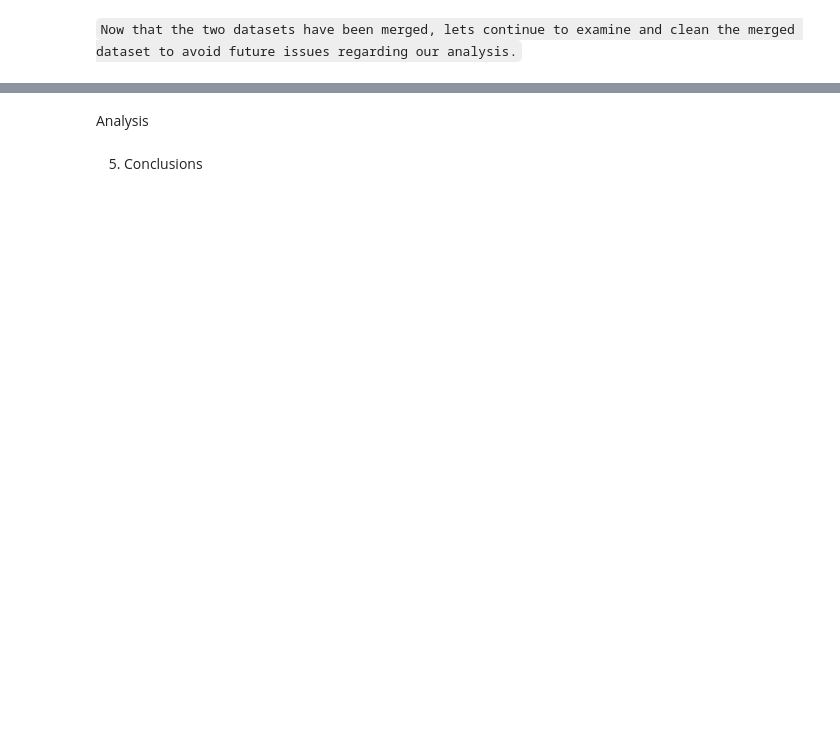
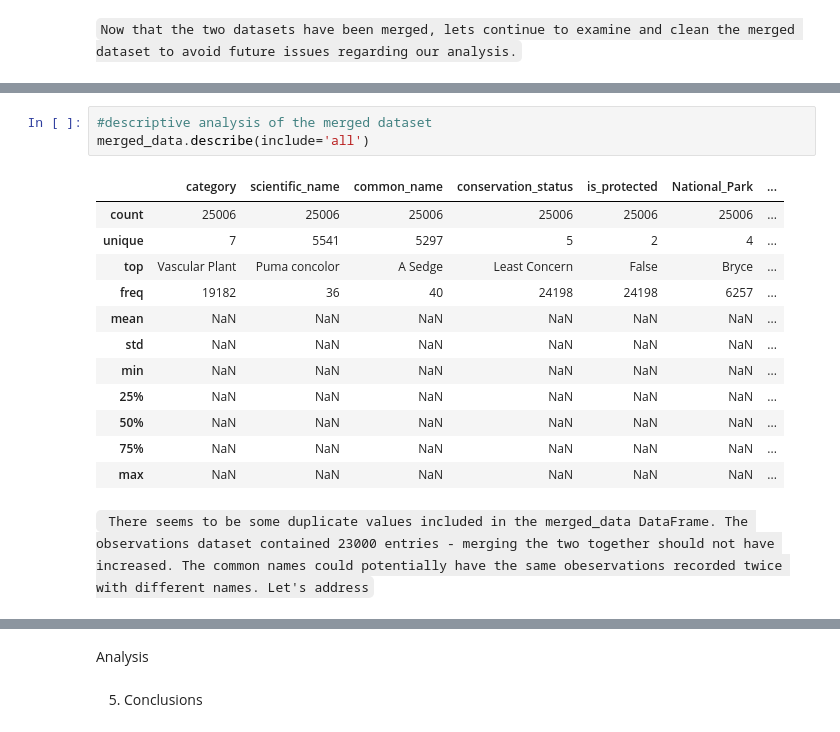
Before and after one commit to PB-III/Biodiversity_Portfolio_Proj, a Jupyter notebook: biodiversity.ipynb, the cells around one changed output, grey strips where cells are left out. Saved outputs shown, nothing was run; the diff lists cells and outputs as text; blank space fills up the shorter version.

```diff
--- a/biodiversity.ipynb
+++ b/biodiversity.ipynb
@@ -537,0 +548,18 @@ merged_data.head()
+# %%
+#descriptive analysis of the merged dataset
+merged_data.describe(include='all')
+# %% [output]
+|  | category | scientific_name | common_name | conservation_status | is_protected | National_Park | ... |
+| count | 25006 | 25006 | 25006 | 25006 | 25006 | 25006 | ... |
+| unique | 7 | 5541 | 5297 | 5 | 2 | 4 | ... |
+| top | Vascular Plant | Puma concolor | A Sedge | Least Concern | False | Bryce | ... |
+| freq | 19182 | 36 | 40 | 24198 | 24198 | 6257 | ... |
+| mean | NaN | NaN | NaN | NaN | NaN | NaN | ... |
+| std | NaN | NaN | NaN | NaN | NaN | NaN | ... |
+| min | NaN | NaN | NaN | NaN | NaN | NaN | ... |
+| 25% | NaN | NaN | NaN | NaN | NaN | NaN | ... |
+| 50% | NaN | NaN | NaN | NaN | NaN | NaN | ... |
+| 75% | NaN | NaN | NaN | NaN | NaN | NaN | ... |
+| max | NaN | NaN | NaN | NaN | NaN | NaN | ... |
+# %% [markdown]
+` There seems to be some duplicate values included in the merged_data DataFrame. The observations dataset contained 23000 entries - merging the two together should not have increased. The common names could potentially have the same obeservations recorded twice with different names. Let's address`
```
Also changed, not shown: parts of 13 cells of this notebook, 1 other file.
